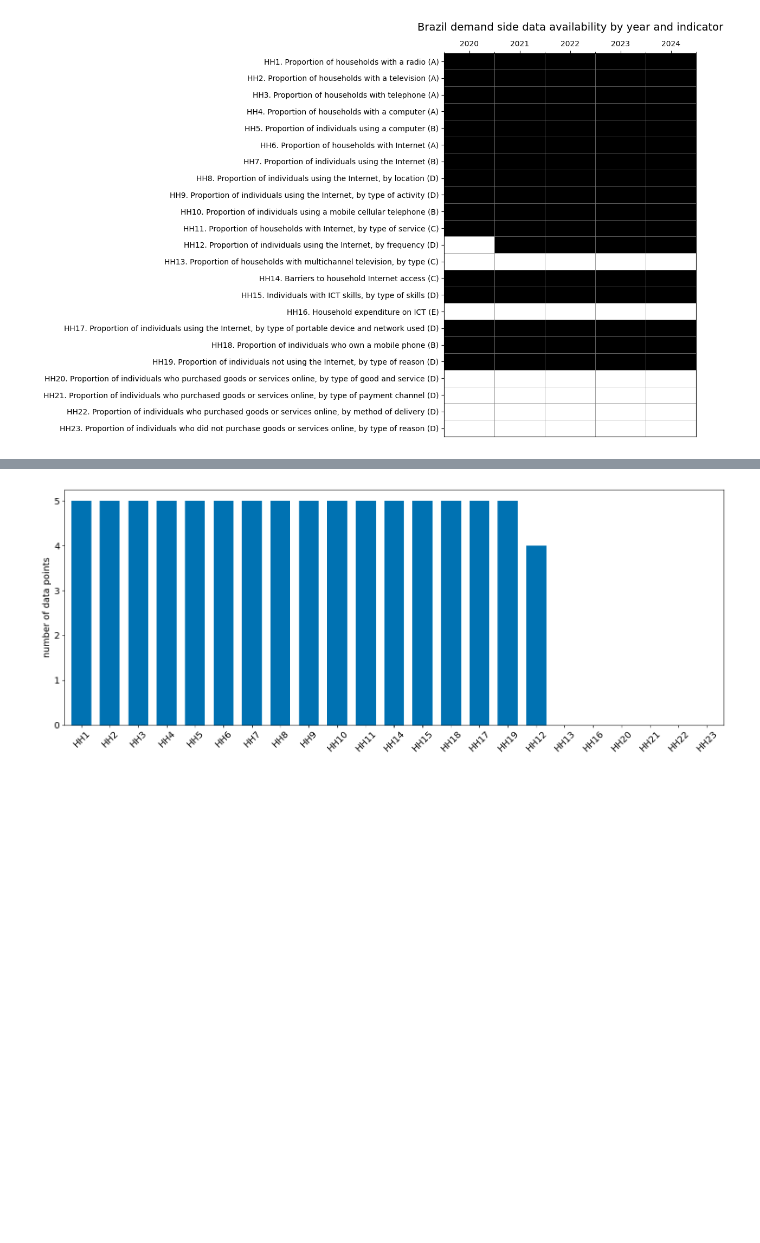
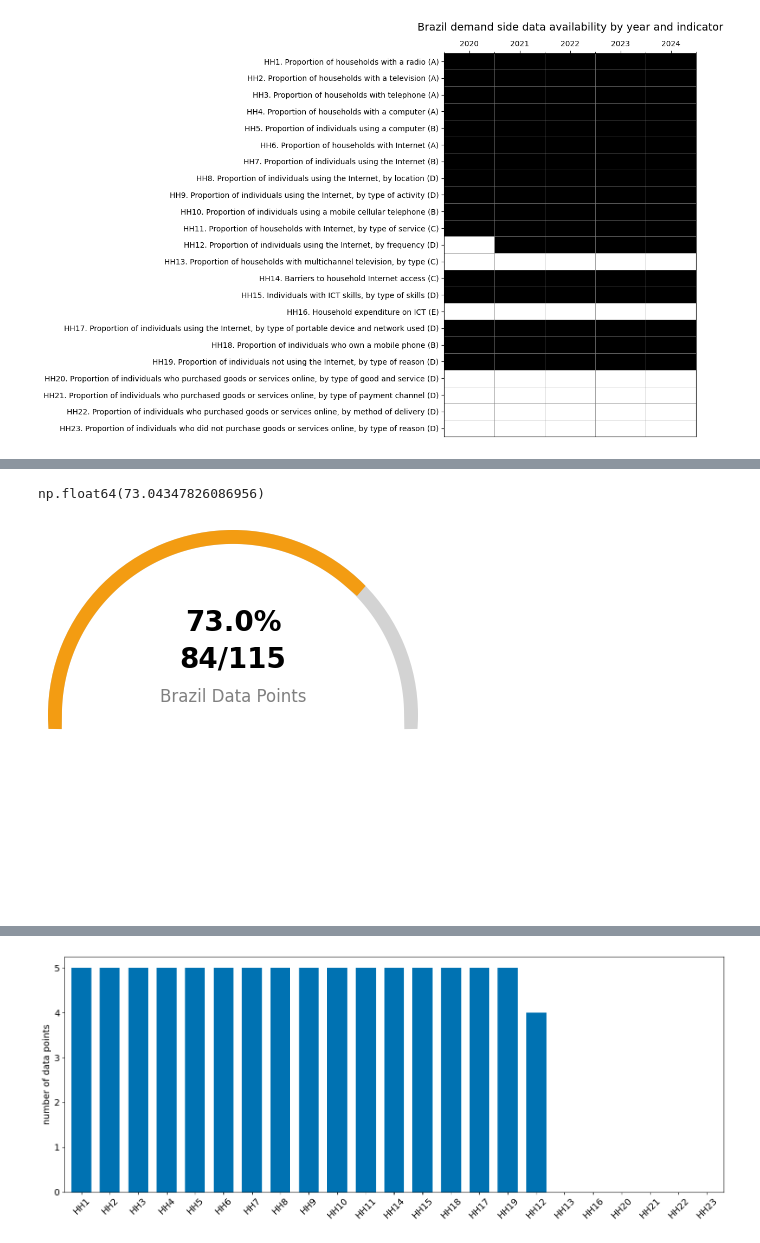
Before and after one commit to dianakorka/statistical_capacity, a Jupyter notebook: HH_capacity_index_rev.ipynb, the cells around one changed output, grey strips where cells are left out. Saved outputs shown, nothing was run; the diff lists cells and outputs as text; code cells hidden in the pictures; blank space fills up the shorter version.

```diff
--- a/HH_capacity_index_rev.ipynb
+++ b/HH_capacity_index_rev.ipynb
@@ -3010,0 +3031,55 @@ plt.show()
+# %%
+completeness
+# %% [output]
+np.float64(73.04347826086956)
+# %%
+year_columns = [2020, 2021, 2022, 2023, 2024]
+
+# Calculate your percentage
+completeness = df_country[year_columns].sum().sum()/(23*5)*100
+
+# Create gauge chart
+fig, ax = plt.subplots(figsize=(8, 4), subplot_kw={'projection': 'polar'})
+
+# Set up the gauge (semicircle)
+theta = np.linspace(0, np.pi, 100)
+
+# Background arc (gray)
+ax.plot(theta, [1]*100, color='lightgray', linewidth=20)
+
+# Colored arc based on percentage
+# Define color zones
+if completeness >= 75:
+    color = '#2ecc71'  # Green
+elif completeness >= 50:
+    color = '#f39c12'  # Orange
+else:
+    color = '#e74c3c'  # Red
+
+# Calculate how much of the arc to fill
+theta_fill = np.linspace(0, np.pi * (completeness/100), 100)
+ax.plot(theta_fill, [1]*100, color=color, linewidth=20)
+
+# Add percentage text in center
+ax.text(np.pi/2, 0.5, f'{completeness:.1f}%',
+        ha='center', va='center', fontsize=20, fontweight='bold')
+# Add calculation text in center
+ax.text(np.pi/2, 0.3, f'{completeness*1.15:.0f}/115',
+        ha='center', va='center', fontsize=20, fontweight='bold')
+ax.text(np.pi/2, 0.1, f'{country_name} Data Points',
+        ha='center', va='center', fontsize=12, color='gray')
+
+# Customize appearance
+ax.set_ylim(0, 1)
+ax.set_theta_offset(np.pi)
+ax.set_theta_direction(-1)
+ax.set_xticks([])
+ax.set_yticks([])
+ax.spines['polar'].set_visible(False)
+ax.grid(False)
+plt.subplots_adjust(bottom=0.1, top=0.9)
+
+plt.tight_layout()
+plt.show()
+# %% [output]
+[figure, added]
```
Also changed, not shown: parts of 3 cells of this notebook.
